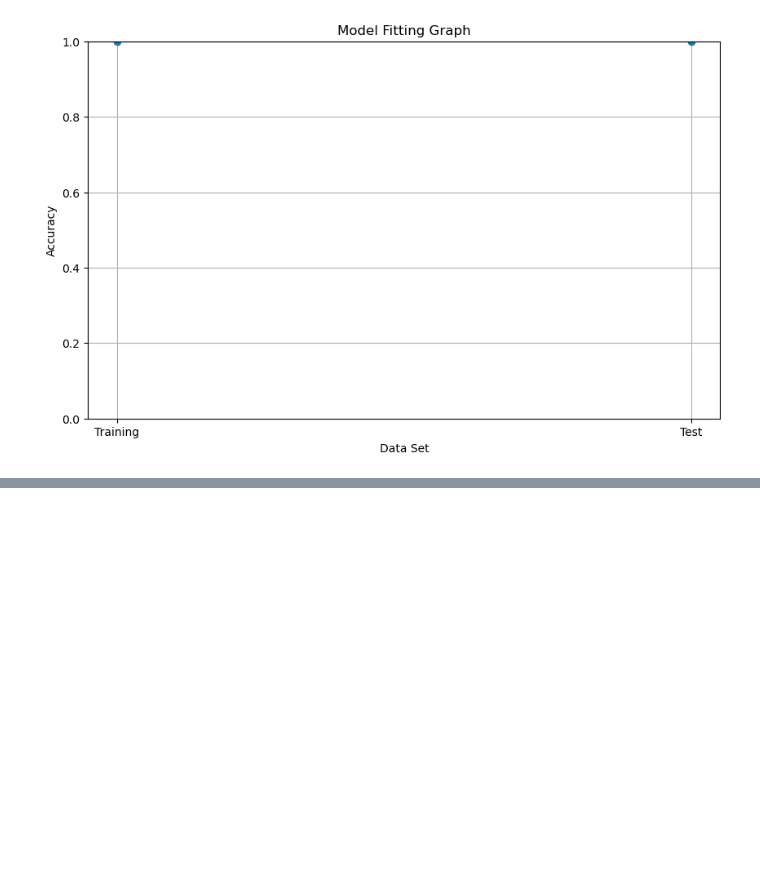
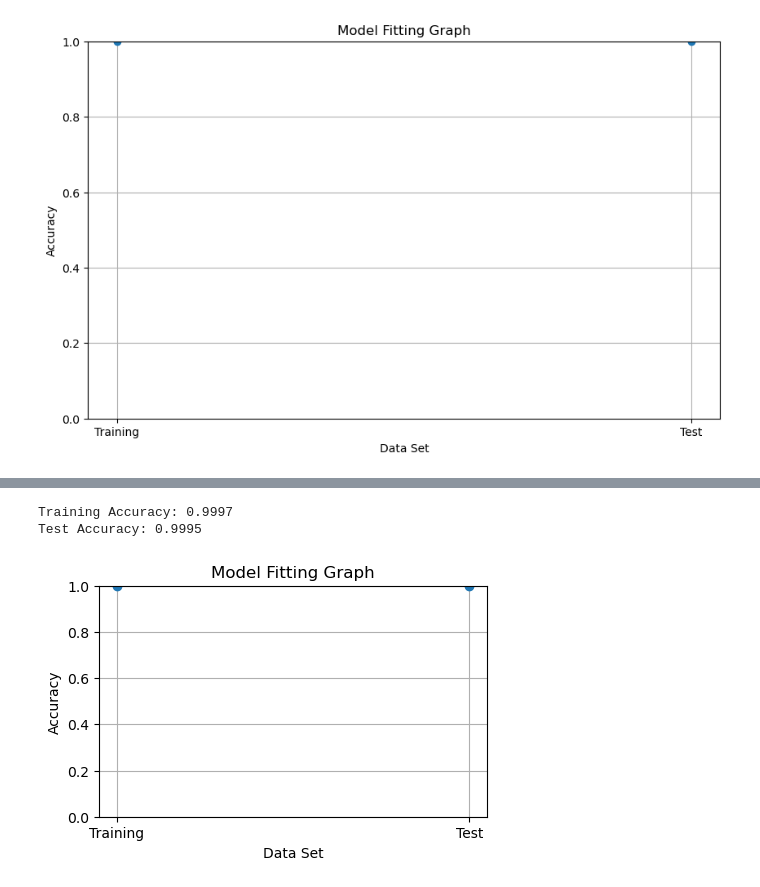
Before and after one commit to binkybarnes/credit-card-fraud, a Jupyter notebook: bruh.ipynb, the cells around one changed output, grey strips where cells are left out. Cells and saved outputs as stored; diff of their text form; code cells hidden in the pictures; blank space fills up the shorter version.

```diff
--- a/bruh.ipynb
+++ b/bruh.ipynb
@@ -271,0 +444,21 @@ I believe there is overfitting going on, even though I did cross validation. I w
+# %%
+train_accuracy = accuracy_score(y_train, xgb.predict(X_train))
+test_accuracy = accuracy_score(y_test, xgb.predict(X_test))
+
+# Print the accuracies
+print(f"Training Accuracy: {train_accuracy:.4f}")
+print(f"Test Accuracy: {test_accuracy:.4f}")
+
+# Plot the fitting graph
+plt.figure(figsize=(5, 3))
+plt.plot(['Training', 'Test'], [train_accuracy, test_accuracy], marker='o', linestyle='-')
+plt.ylim(0, 1)
+plt.title('Model Fitting Graph')
+plt.xlabel('Data Set')
+plt.ylabel('Accuracy')
+plt.grid(True)
+plt.show()
+# %% [output]
+Training Accuracy: 0.9997
+Test Accuracy: 0.9995
+[figure, added]
```
Also changed, not shown: parts of 36 cells of this notebook.
